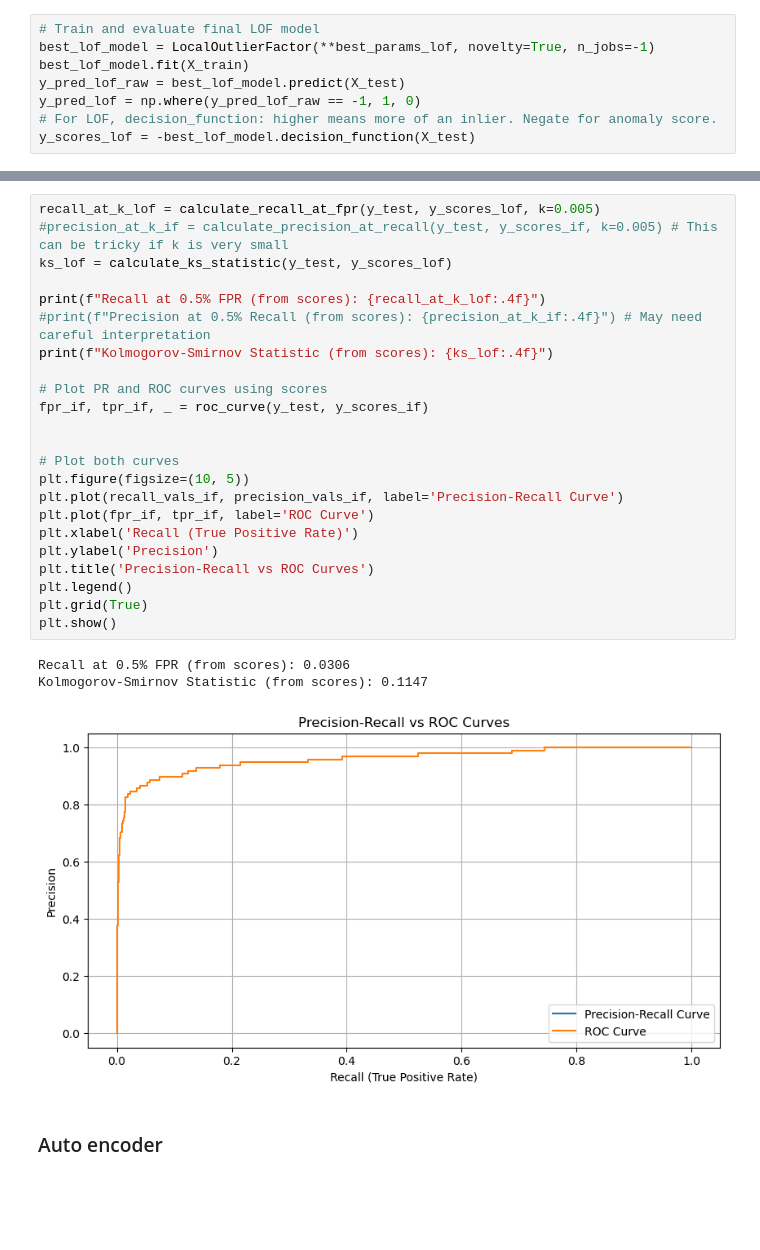
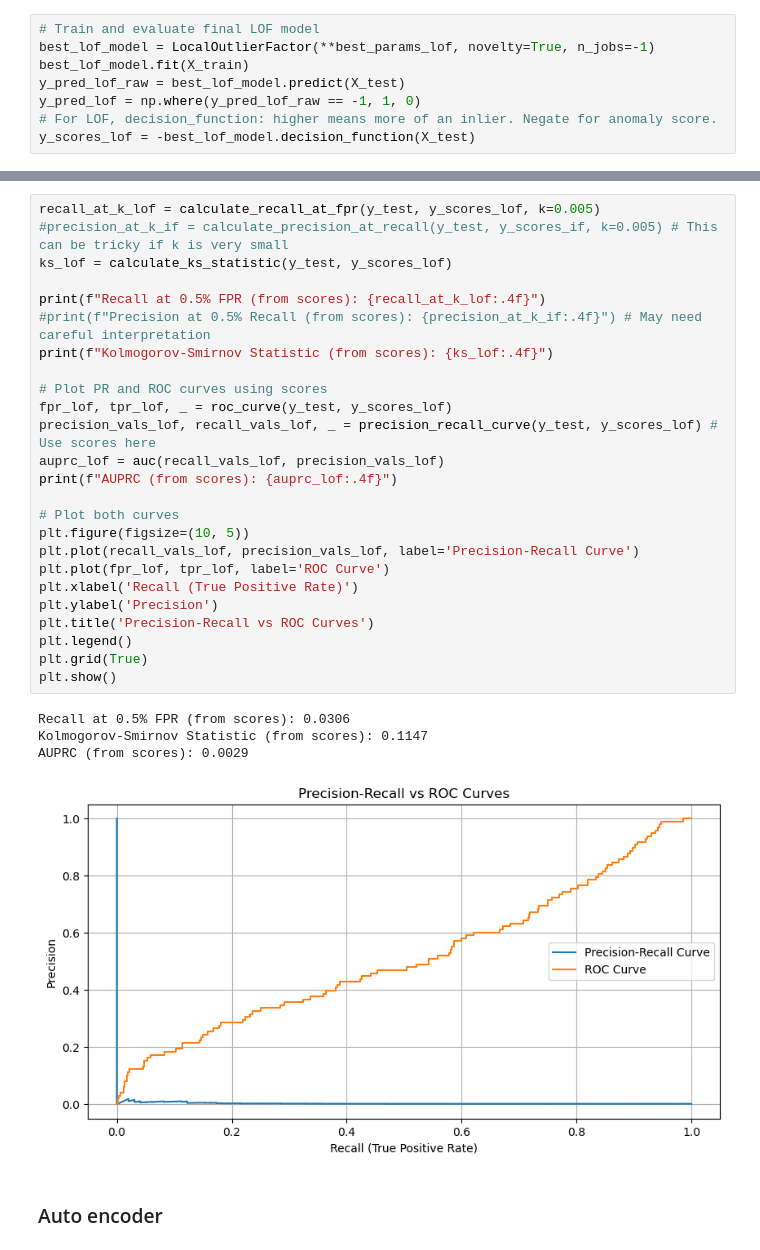
Before and after one commit to itxtx/credit_card_fraud_prediction, a Jupyter notebook: credit_card_fraud_unsupervised.ipynb, the cells around one changed output, grey strips where cells are left out. Cells and saved outputs as stored; diff of their text form; blank space fills up the shorter version.

```diff
--- a/credit_card_fraud_unsupervised.ipynb
+++ b/credit_card_fraud_unsupervised.ipynb
@@ -478,29 +454,32 @@ Confusion Matrix:
 # %%
 recall_at_k_lof = calculate_recall_at_fpr(y_test, y_scores_lof, k=0.005)
 #precision_at_k_if = calculate_precision_at_recall(y_test, y_scores_if, k=0.005) # This can be tricky if k is very small
 ks_lof = calculate_ks_statistic(y_test, y_scores_lof)
 
 print(f"Recall at 0.5% FPR (from scores): {recall_at_k_lof:.4f}")
 #print(f"Precision at 0.5% Recall (from scores): {precision_at_k_if:.4f}") # May need careful interpretation
 print(f"Kolmogorov-Smirnov Statistic (from scores): {ks_lof:.4f}")
 
 # Plot PR and ROC curves using scores
-fpr_if, tpr_if, _ = roc_curve(y_test, y_scores_if)
-
+fpr_lof, tpr_lof, _ = roc_curve(y_test, y_scores_lof)
+precision_vals_lof, recall_vals_lof, _ = precision_recall_curve(y_test, y_scores_lof) # Use scores here
+auprc_lof = auc(recall_vals_lof, precision_vals_lof)
+print(f"AUPRC (from scores): {auprc_lof:.4f}")
 
 # Plot both curves
 plt.figure(figsize=(10, 5))
-plt.plot(recall_vals_if, precision_vals_if, label='Precision-Recall Curve')
-plt.plot(fpr_if, tpr_if, label='ROC Curve')
+plt.plot(recall_vals_lof, precision_vals_lof, label='Precision-Recall Curve')
+plt.plot(fpr_lof, tpr_lof, label='ROC Curve')
 plt.xlabel('Recall (True Positive Rate)')
 plt.ylabel('Precision')
 plt.title('Precision-Recall vs ROC Curves')
 plt.legend()
 plt.grid(True)
 plt.show()
 # %% [output]
 Recall at 0.5% FPR (from scores): 0.0306
 Kolmogorov-Smirnov Statistic (from scores): 0.1147
+AUPRC (from scores): 0.0029
-[figure, old version]
+[figure, new version]
 # %% [markdown]
 ### Auto encoder
```
Also changed, not shown: parts of 24 cells of this notebook, 3 other files.
